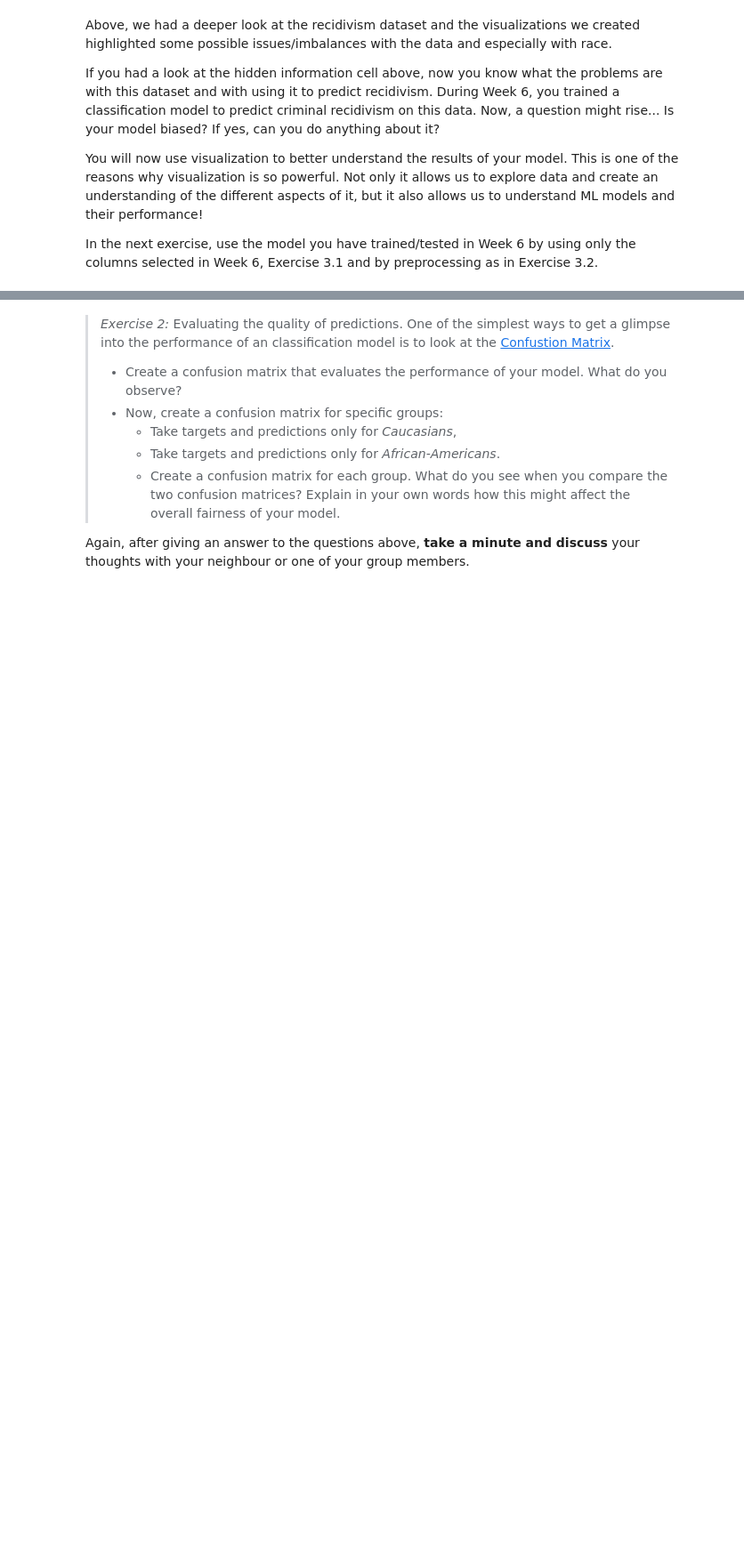
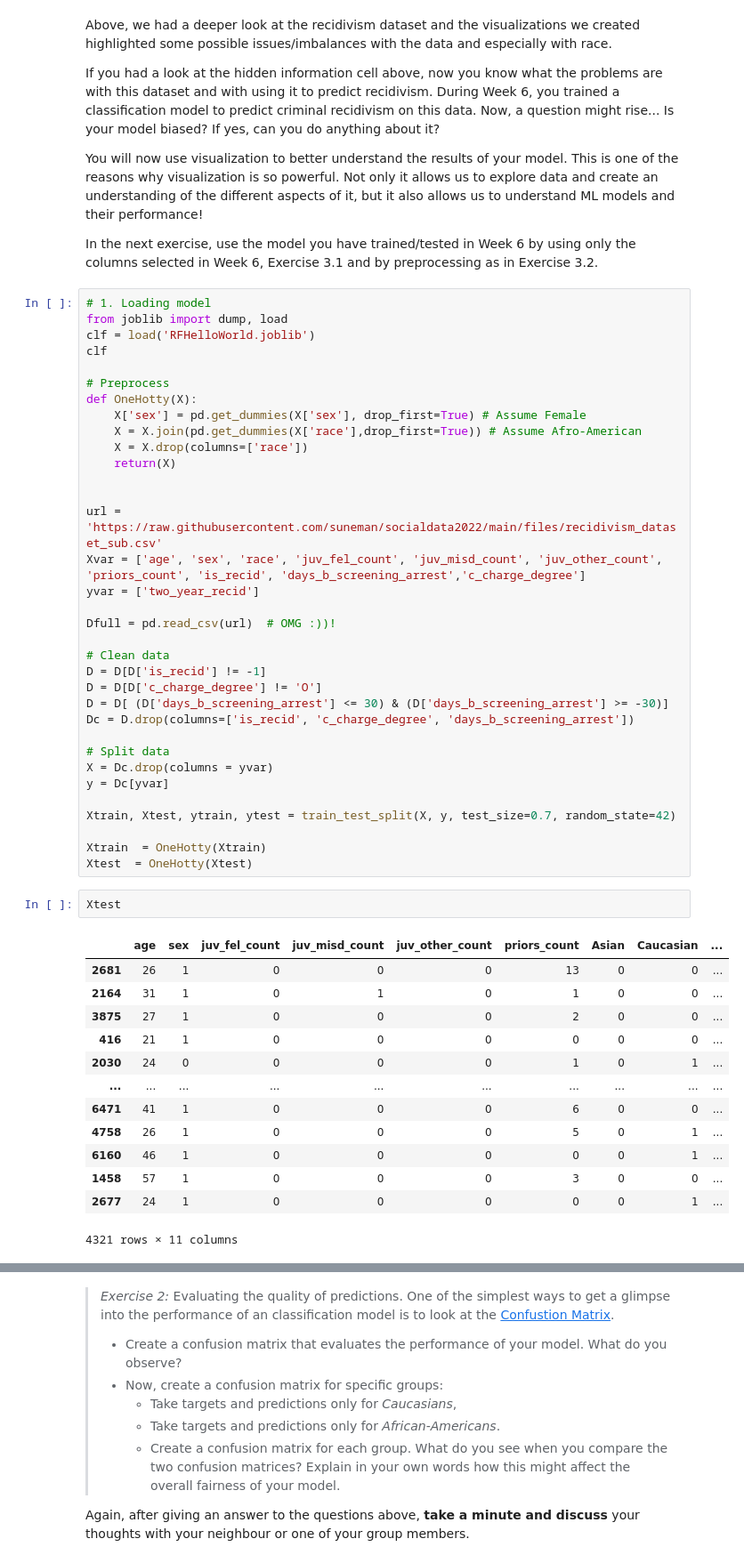
Before and after one commit to davidripsen/socialdata2022, a Jupyter notebook: lectures/Week7.ipynb, the cells around one changed output, grey strips where cells are left out. Shown at 89% size. Drawn from its saved outputs; the diff is of its cells as text; blank space fills up the shorter version.

```diff
--- a/lectures/Week7.ipynb
+++ b/lectures/Week7.ipynb
@@ -172,3 +199,53 @@ If you had a look at the hidden information cell above, now you know what the pr
 You will now use visualization to better understand the results of your model. This is one of the reasons why visualization is so powerful. Not only it allows us to explore data and create an understanding of the different aspects of it, but it also allows us to understand ML models and their performance!
 
 In the next exercise, use the model you have trained/tested in Week 6 by using only the columns selected in Week 6, Exercise 3.1 and by preprocessing as in Exercise 3.2.
+# %%
+# 1. Loading model
+from joblib import dump, load
+clf = load('RFHelloWorld.joblib')
+clf
+
+# Preprocess
+def OneHotty(X):
+    X['sex'] = pd.get_dummies(X['sex'], drop_first=True) # Assume Female
+    X = X.join(pd.get_dummies(X['race'],drop_first=True)) # Assume Afro-American
+    X = X.drop(columns=['race'])
+    return(X)
+
+
+url = 'https://raw.githubusercontent.com/suneman/socialdata2022/main/files/recidivism_dataset_sub.csv'
+Xvar = ['age', 'sex', 'race', 'juv_fel_count', 'juv_misd_count', 'juv_other_count', 'priors_count', 'is_recid', 'days_b_screening_arrest','c_charge_degree']
+yvar = ['two_year_recid']
+
+Dfull = pd.read_csv(url)  # OMG :))!
+
+# Clean data
+D = D[D['is_recid'] != -1]
+D = D[D['c_charge_degree'] != 'O']
+D = D[ (D['days_b_screening_arrest'] <= 30) & (D['days_b_screening_arrest'] >= -30)]
+Dc = D.drop(columns=['is_recid', 'c_charge_degree', 'days_b_screening_arrest'])
+
+# Split data
+X = Dc.drop(columns = yvar)
+y = Dc[yvar]
+
+Xtrain, Xtest, ytrain, ytest = train_test_split(X, y, test_size=0.7, random_state=42)
+
+Xtrain  = OneHotty(Xtrain)
+Xtest  = OneHotty(Xtest)
+# %%
+Xtest
+# %% [output]
+|  | age | sex | juv_fel_count | juv_misd_count | juv_other_count | priors_count | Asian | Caucasian | ... |
+| 2681 | 26 | 1 | 0 | 0 | 0 | 13 | 0 | 0 | ... |
+| 2164 | 31 | 1 | 0 | 1 | 0 | 1 | 0 | 0 | ... |
+| 3875 | 27 | 1 | 0 | 0 | 0 | 2 | 0 | 0 | ... |
+| 416 | 21 | 1 | 0 | 0 | 0 | 0 | 0 | 0 | ... |
+| 2030 | 24 | 0 | 0 | 0 | 0 | 1 | 0 | 1 | ... |
+| ... | ... | ... | ... | ... | ... | ... | ... | ... | ... |
+| 6471 | 41 | 1 | 0 | 0 | 0 | 6 | 0 | 0 | ... |
+| 4758 | 26 | 1 | 0 | 0 | 0 | 5 | 0 | 1 | ... |
+| 6160 | 46 | 1 | 0 | 0 | 0 | 0 | 0 | 1 | ... |
+| 1458 | 57 | 1 | 0 | 0 | 0 | 3 | 0 | 0 | ... |
+| 2677 | 24 | 1 | 0 | 0 | 0 | 0 | 0 | 1 | ... |
+4321 rows × 11 columns
```
Also changed, not shown: parts of 7 cells of this notebook, 2 other files.
